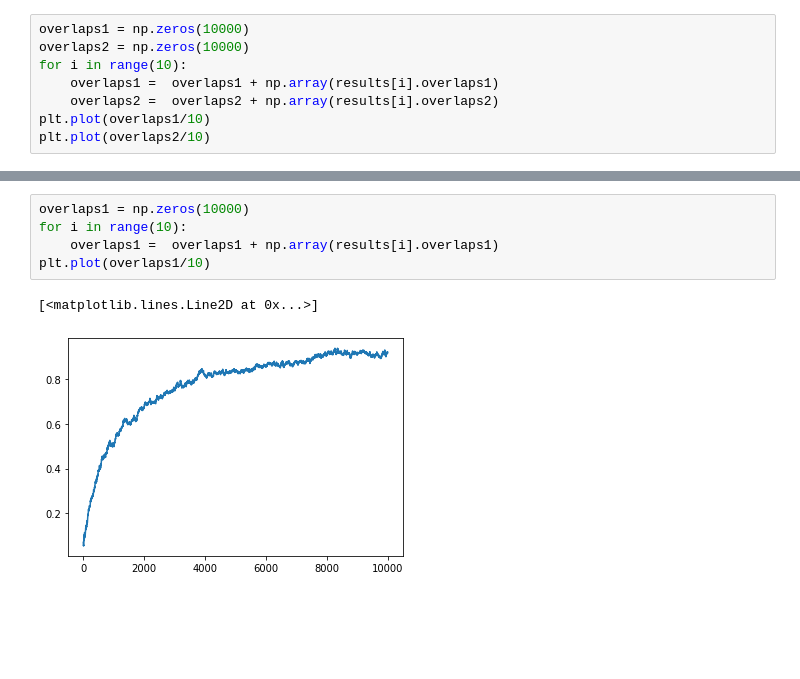
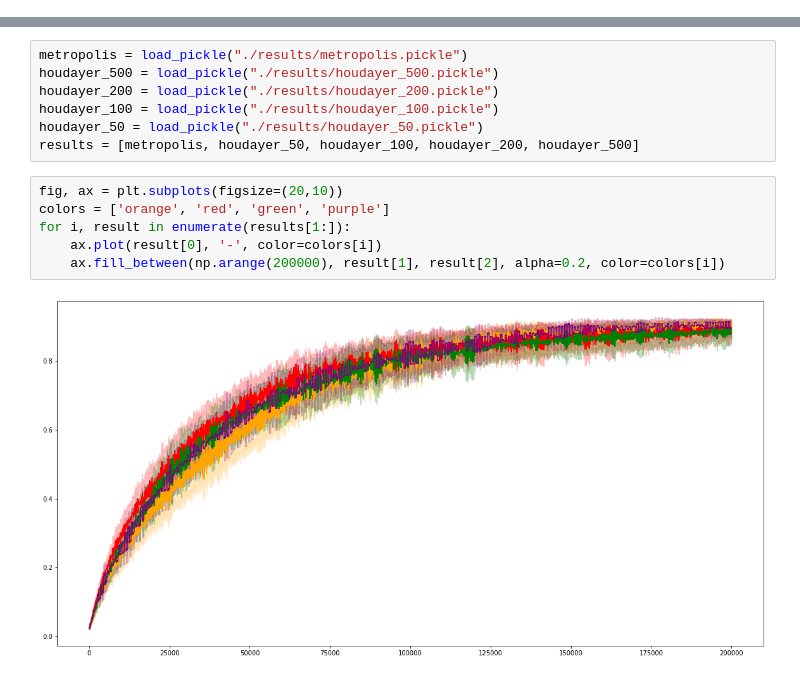
Before and after one commit to hbenedek/mcmc-community-detection, a Jupyter notebook: test.ipynb, the cells around one changed output, grey strips where cells are left out. Drawn from its saved outputs; the diff is of its cells as text; blank space fills up the shorter version.

Commit message:
average overlap experiments

```diff
--- a/test.ipynb
+++ b/test.ipynb
@@ -38,8 +15,0 @@ Bayes overlap2: 0.920
-# %%
-overlaps1 = np.zeros(10000)
-overlaps2 = np.zeros(10000)
-for i in range(10):
-    overlaps1 =  overlaps1 + np.array(results[i].overlaps1)
-    overlaps2 =  overlaps2 + np.array(results[i].overlaps2)
-plt.plot(overlaps1/10)
-plt.plot(overlaps2/10)
@@ -72,8 +16,15 @@ Bayes estimator overlap: 0.080
-# %%
-overlaps1 = np.zeros(10000)
-for i in range(10):
-    overlaps1 =  overlaps1 + np.array(results[i].overlaps1)
-plt.plot(overlaps1/10)
-# %% [output]
-[<matplotlib.lines.Line2D at 0x...>]
-[figure, removed]
+# %%
+metropolis = load_pickle("./results/metropolis.pickle")
+houdayer_500 = load_pickle("./results/houdayer_500.pickle")
+houdayer_200 = load_pickle("./results/houdayer_200.pickle")
+houdayer_100 = load_pickle("./results/houdayer_100.pickle")
+houdayer_50 = load_pickle("./results/houdayer_50.pickle")
+results = [metropolis, houdayer_50, houdayer_100, houdayer_200, houdayer_500]
+# %%
+fig, ax = plt.subplots(figsize=(20,10))
+colors = ['orange', 'red', 'green', 'purple']
+for i, result in enumerate(results[1:]):
+    ax.plot(result[0], '-', color=colors[i])
+    ax.fill_between(np.arange(200000), result[1], result[2], alpha=0.2, color=colors[i])
+# %% [output]
+[figure, added]
```
Also changed, not shown: parts of 5 cells of this notebook, 4 other files.
